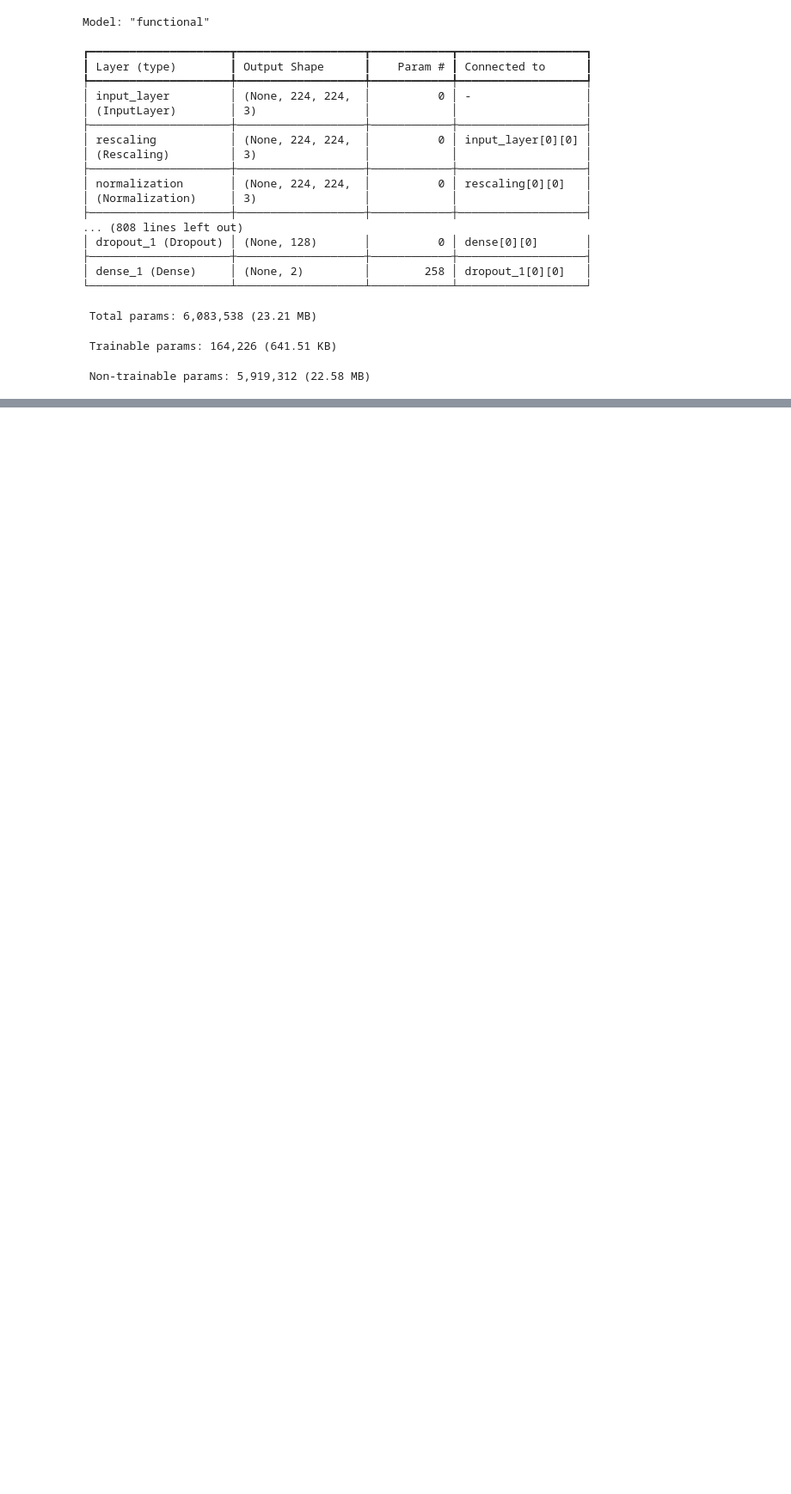
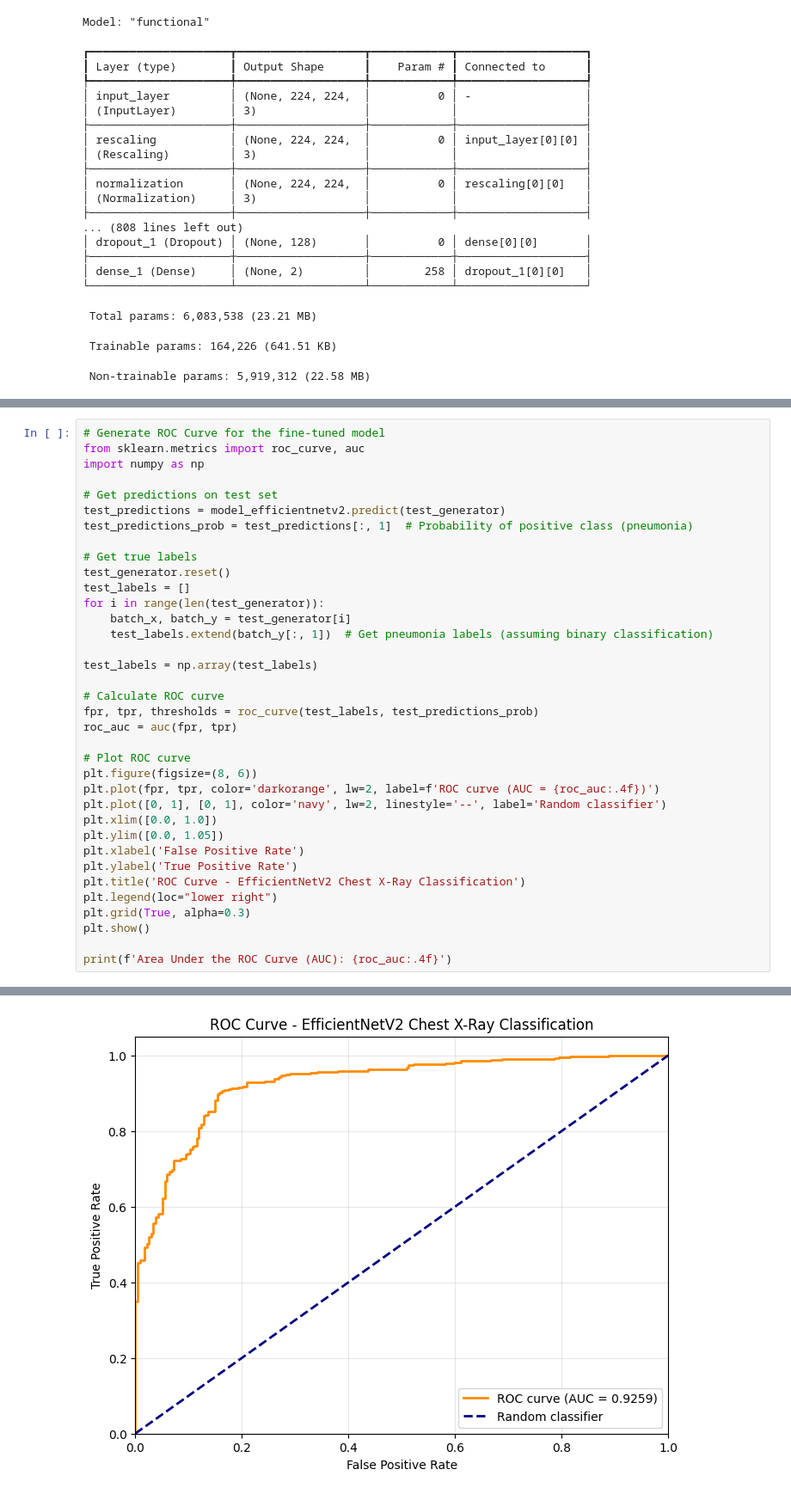
Before and after one commit to AbdullahIbneAziz/Chest-X-Ray-Detection, a Jupyter notebook: model.ipynb, the cells around one changed output, grey strips where cells are left out. Shown at 86% size. Drawn from its saved outputs; the diff is of its cells as text; blank space fills up the shorter version.

```diff
--- a/model.ipynb
+++ b/model.ipynb
@@ -172,0 +239,37 @@ history_finetune = model_resnet.fit(
+# %%
+# Generate ROC Curve for the fine-tuned model
+from sklearn.metrics import roc_curve, auc
+import numpy as np
+
+# Get predictions on test set
+test_predictions = model_efficientnetv2.predict(test_generator)
+test_predictions_prob = test_predictions[:, 1]  # Probability of positive class (pneumonia)
+
+# Get true labels
+test_generator.reset()
+test_labels = []
+for i in range(len(test_generator)):
+    batch_x, batch_y = test_generator[i]
+    test_labels.extend(batch_y[:, 1])  # Get pneumonia labels (assuming binary classification)
+
+test_labels = np.array(test_labels)
+
+# Calculate ROC curve
+fpr, tpr, thresholds = roc_curve(test_labels, test_predictions_prob)
+roc_auc = auc(fpr, tpr)
+
+# Plot ROC curve
+plt.figure(figsize=(8, 6))
+plt.plot(fpr, tpr, color='darkorange', lw=2, label=f'ROC curve (AUC = {roc_auc:.4f})')
+plt.plot([0, 1], [0, 1], color='navy', lw=2, linestyle='--', label='Random classifier')
+plt.xlim([0.0, 1.0])
+plt.ylim([0.0, 1.05])
+plt.xlabel('False Positive Rate')
+plt.ylabel('True Positive Rate')
+plt.title('ROC Curve - EfficientNetV2 Chest X-Ray Classification')
+plt.legend(loc="lower right")
+plt.grid(True, alpha=0.3)
+plt.show()
+
+print(f'Area Under the ROC Curve (AUC): {roc_auc:.4f}')
+# %% [output]
@@ -172,0 +277 @@ history_finetune = model_resnet.fit(
+[figure, added]
```
Also changed, not shown: parts of 7 cells of this notebook.
